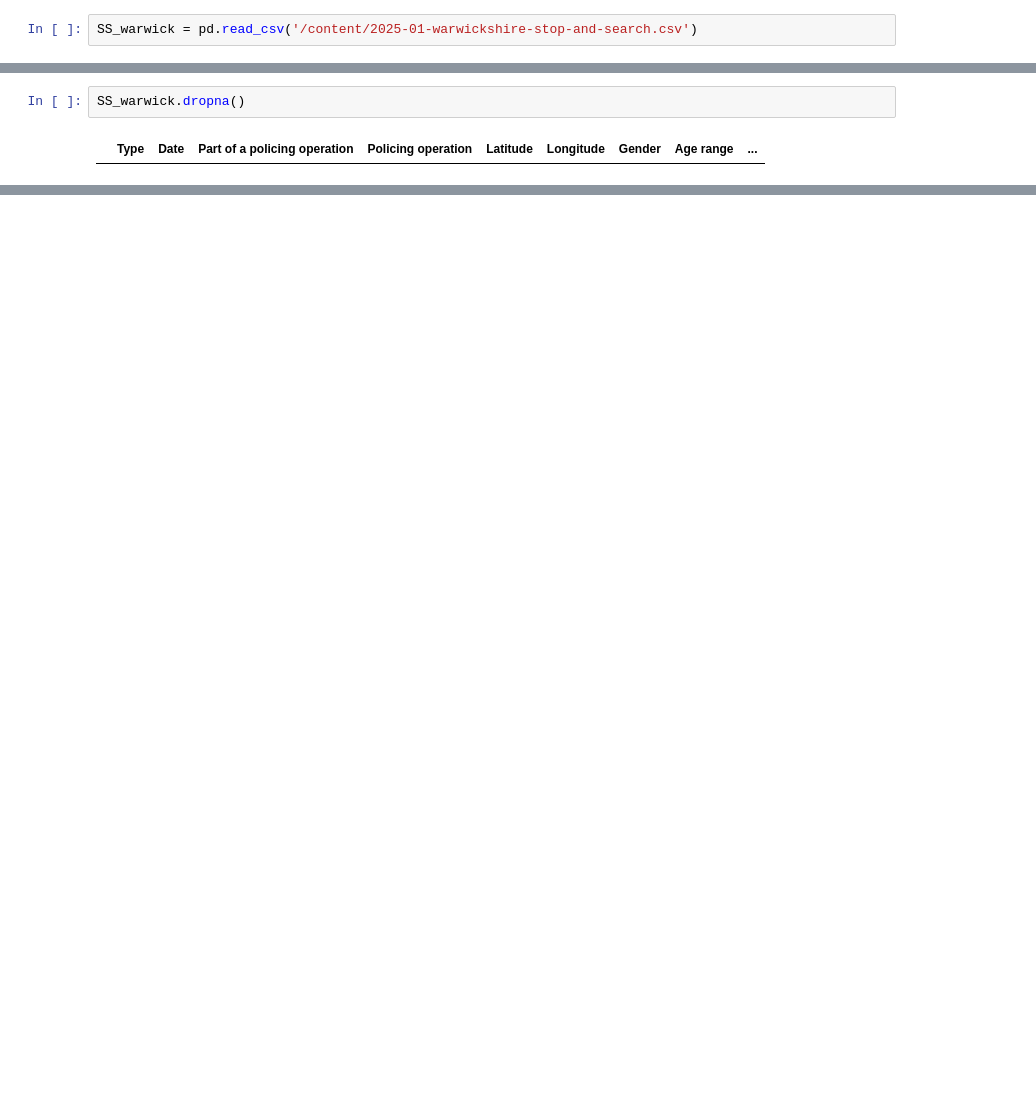
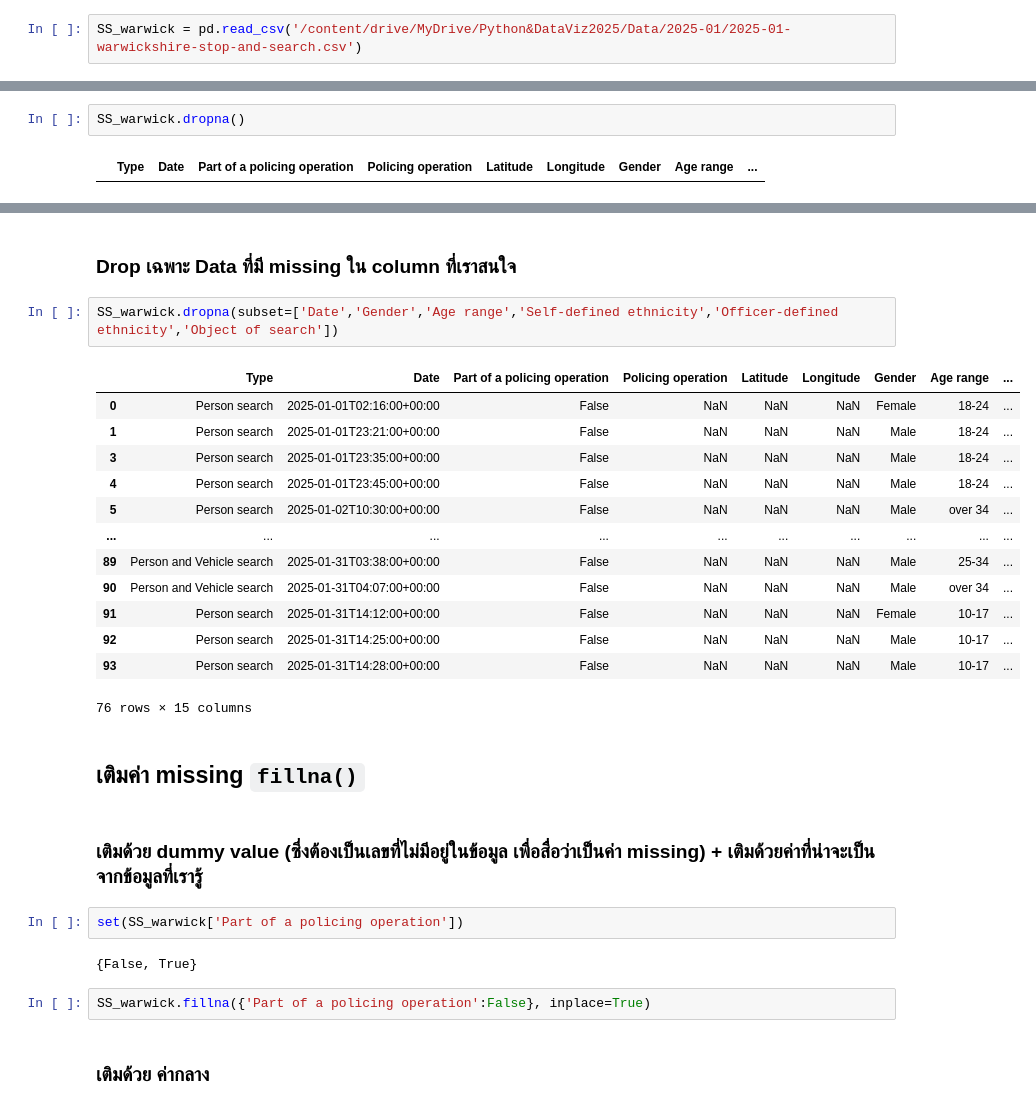
Before and after one commit to tohnperfect/MSC_DPDM_2025, a Jupyter notebook: Data101_(dpdm25).ipynb, the cells around one changed output, grey strips where cells are left out. Cells and saved outputs as stored; diff of their text form; blank space fills up the shorter version.

````diff
--- a/Data101_(dpdm25).ipynb
+++ b/Data101_(dpdm25).ipynb
@@ -395,5 +397,5 @@ asian-black, white-black, asian-white
 # %%
 import pandas as pd
 # %%
-SS_warwick = pd.read_csv('/content/2025-01-warwickshire-stop-and-search.csv')
+SS_warwick = pd.read_csv('/content/drive/MyDrive/Python&DataViz2025/Data/2025-01/2025-01-warwickshire-stop-and-search.csv')
 # %%
@@ -418,0 +451,30 @@ SS_warwick.dropna()
+# %% [markdown]
+### Drop เฉพาะ Data ที่มี missing ใน column ที่เราสนใจ
+# %%
+SS_warwick.dropna(subset=['Date','Gender','Age range','Self-defined ethnicity','Officer-defined ethnicity','Object of search'])
+# %% [output]
+|  | Type | Date | Part of a policing operation | Policing operation | Latitude | Longitude | Gender | Age range | ... |
+| 0 | Person search | 2025-01-01T02:16:00+00:00 | False | NaN | NaN | NaN | Female | 18-24 | ... |
+| 1 | Person search | 2025-01-01T23:21:00+00:00 | False | NaN | NaN | NaN | Male | 18-24 | ... |
+| 3 | Person search | 2025-01-01T23:35:00+00:00 | False | NaN | NaN | NaN | Male | 18-24 | ... |
+| 4 | Person search | 2025-01-01T23:45:00+00:00 | False | NaN | NaN | NaN | Male | 18-24 | ... |
+| 5 | Person search | 2025-01-02T10:30:00+00:00 | False | NaN | NaN | NaN | Male | over 34 | ... |
+| ... | ... | ... | ... | ... | ... | ... | ... | ... | ... |
+| 89 | Person and Vehicle search | 2025-01-31T03:38:00+00:00 | False | NaN | NaN | NaN | Male | 25-34 | ... |
+| 90 | Person and Vehicle search | 2025-01-31T04:07:00+00:00 | False | NaN | NaN | NaN | Male | over 34 | ... |
+| 91 | Person search | 2025-01-31T14:12:00+00:00 | False | NaN | NaN | NaN | Female | 10-17 | ... |
+| 92 | Person search | 2025-01-31T14:25:00+00:00 | False | NaN | NaN | NaN | Male | 10-17 | ... |
+| 93 | Person search | 2025-01-31T14:28:00+00:00 | False | NaN | NaN | NaN | Male | 10-17 | ... |
+76 rows × 15 columns
+# %% [markdown]
+## เติมค่า missing ```fillna()```
+# %% [markdown]
+### เติมด้วย dummy value (ซึ่งต้องเป็นเลขที่ไม่มีอยู่ในข้อมูล เพื่อสื่อว่าเป็นค่า missing) + เติมด้วยค่าที่น่าจะเป็นจากข้อมูลที่เรารู้
+# %%
+set(SS_warwick['Part of a policing operation'])
+# %% [output]
+{False, True}
+# %%
+SS_warwick.fillna({'Part of a policing operation':False}, inplace=True)
+# %% [markdown]
+### เติมด้วย ค่ากลาง
````
Also changed, not shown: parts of 8 cells of this notebook.
